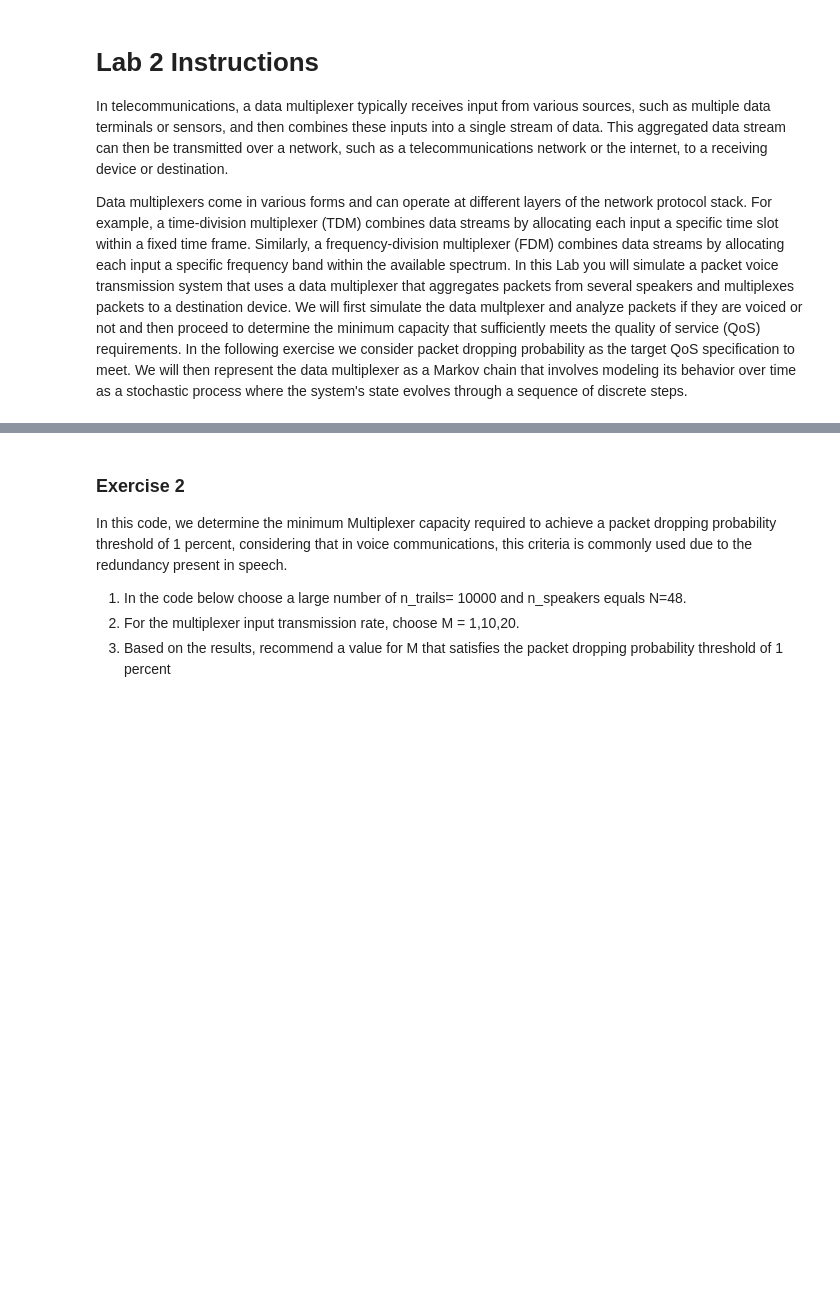
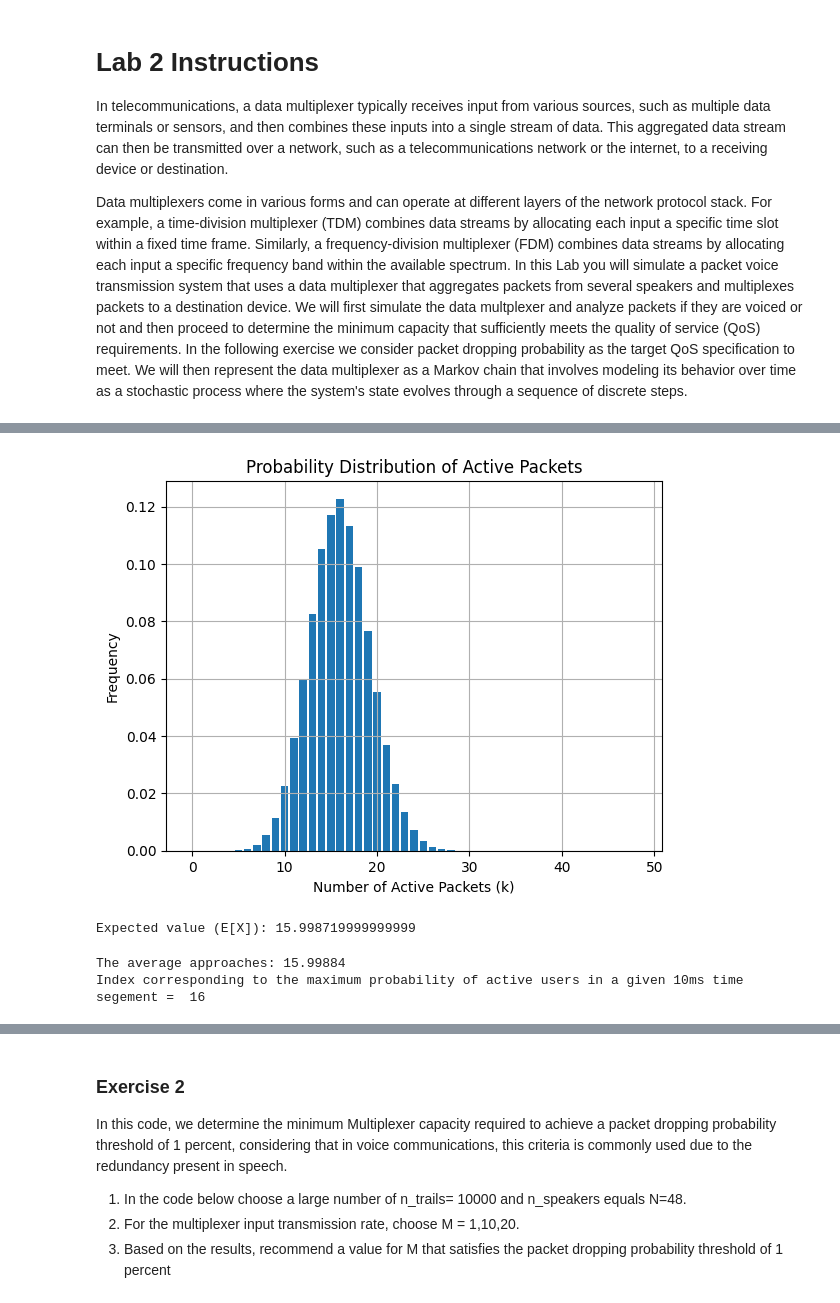
Before and after one commit to cpas0004/Monash2026, a Jupyter notebook: ECE4045/Labs/Lab 2/Lab2 -Moodle version_2025.ipynb, the cells around one changed output, grey strips where cells are left out. Drawn from its saved outputs; the diff is of its cells as text; code cells hidden in the pictures; blank space fills up the shorter version.

```diff
--- a/ECE4045/Labs/Lab 2/Lab2 -Moodle version_2025.ipynb
+++ b/ECE4045/Labs/Lab 2/Lab2 -Moodle version_2025.ipynb
@@ -59,33 +70,38 @@ Now, generate the histogram to display the probabilities associated with differe
 # %%
 import numpy as np
 import matplotlib.pyplot as plt
 
 # Take user inputs for parameters
-n_trials = int(input("Choose a large number for number of trials: "))  # Number of trials
-n_speakers = int(input("Enter the number of speakers: "))  # Number of speakers choose N =48
-p = float(input("Enter the probability of each speaker (in decimal format) being active: "))  # Probability of each speaker being active
-
-
+n_trials = 100000
+n_speakers = 48  # Number of speakers
+p = 1/3  # Probability of each speaker being active
 # Simulate the experiment n_trials times
 active_packets_counts = np.random.binomial(n=n_speakers, p=p, size=n_trials)
 
 # Count the number of trials with each count of active packets
 Nk = np.bincount(active_packets_counts, minlength=n_speakers+1)
 
 # Calculate relative frequencies and convert to probabilities
 fk = Nk / n_trials
 
 # Plot histogram
 plt.bar(range(len(fk)), fk)
 plt.xlabel('Number of Active Packets (k)')
 plt.ylabel('Frequency')
 plt.title('Probability Distribution of Active Packets')
 plt.grid(True)
 plt.show()
+# %% [output]
+[figure, added]
 # %%
 ####Use this cell to check outputs and write code
 
-np.mean(Nk)
+# np.mean(Nk)
+
+result = np.sum(np.arange(49) * fk)
+print("Expected value (E[X]):", result)
+# %% [output]
+Expected value (E[X]): 15.998719999999999
 # %%
 # Calculate the expected number of active packets (E[A])
 E_A = np.mean(active_packets_counts)
@@ -93,6 +109,9 @@ E_A = np.mean(active_packets_counts)
 print("The average approaches:", E_A)
 max_index = np.argmax(Nk)
 print("Index corresponding to the maximum probability of active users in a given 10ms time segement = ",max_index)
+# %% [output]
+The average approaches: 15.99884
+Index corresponding to the maximum probability of active users in a given 10ms time segement =  16
 # %%
 ## Write the Code plotting the histogram of packets that are marked silent.
 
```
Also changed, not shown: parts of 3 cells of this notebook.
